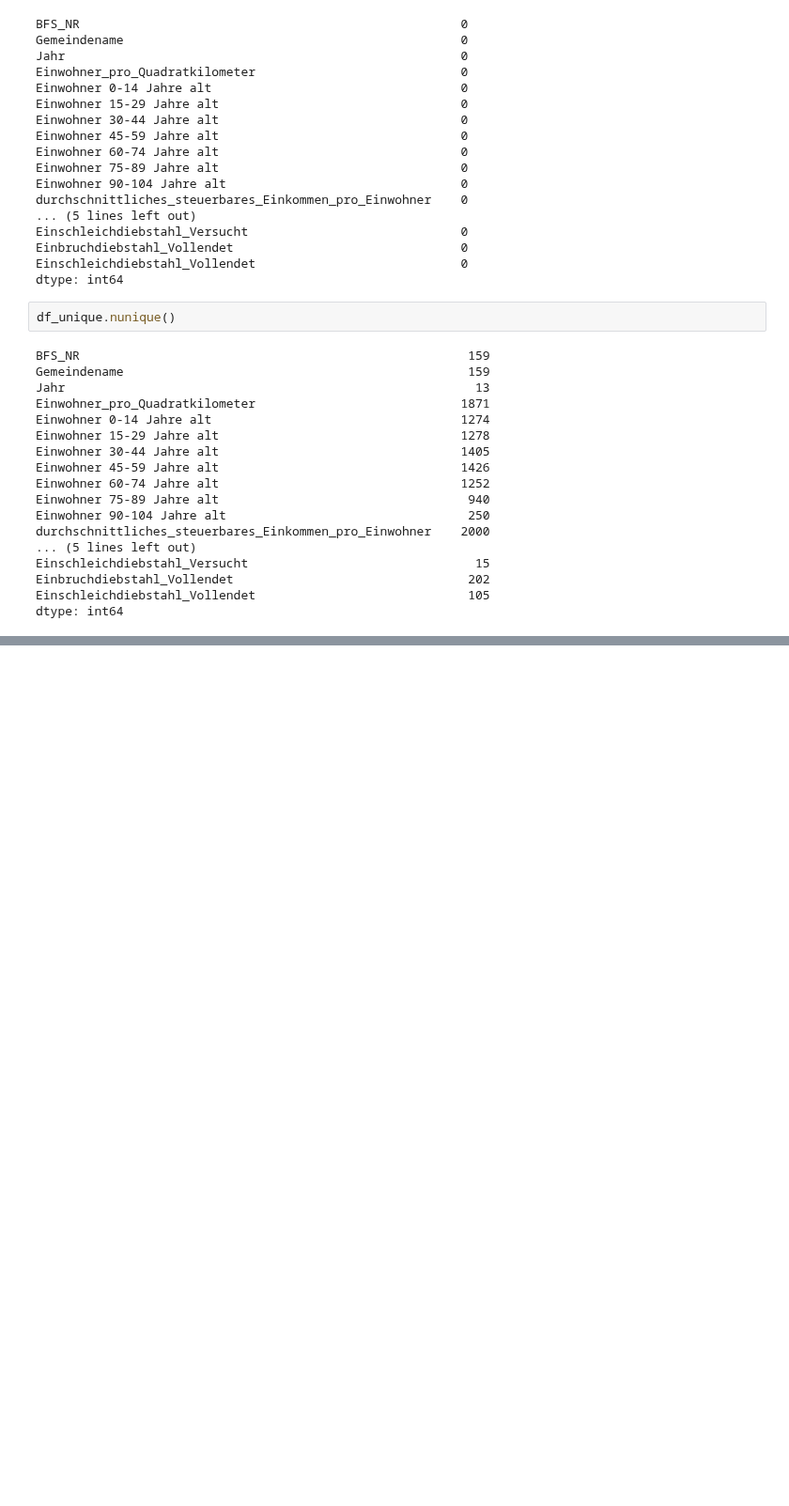
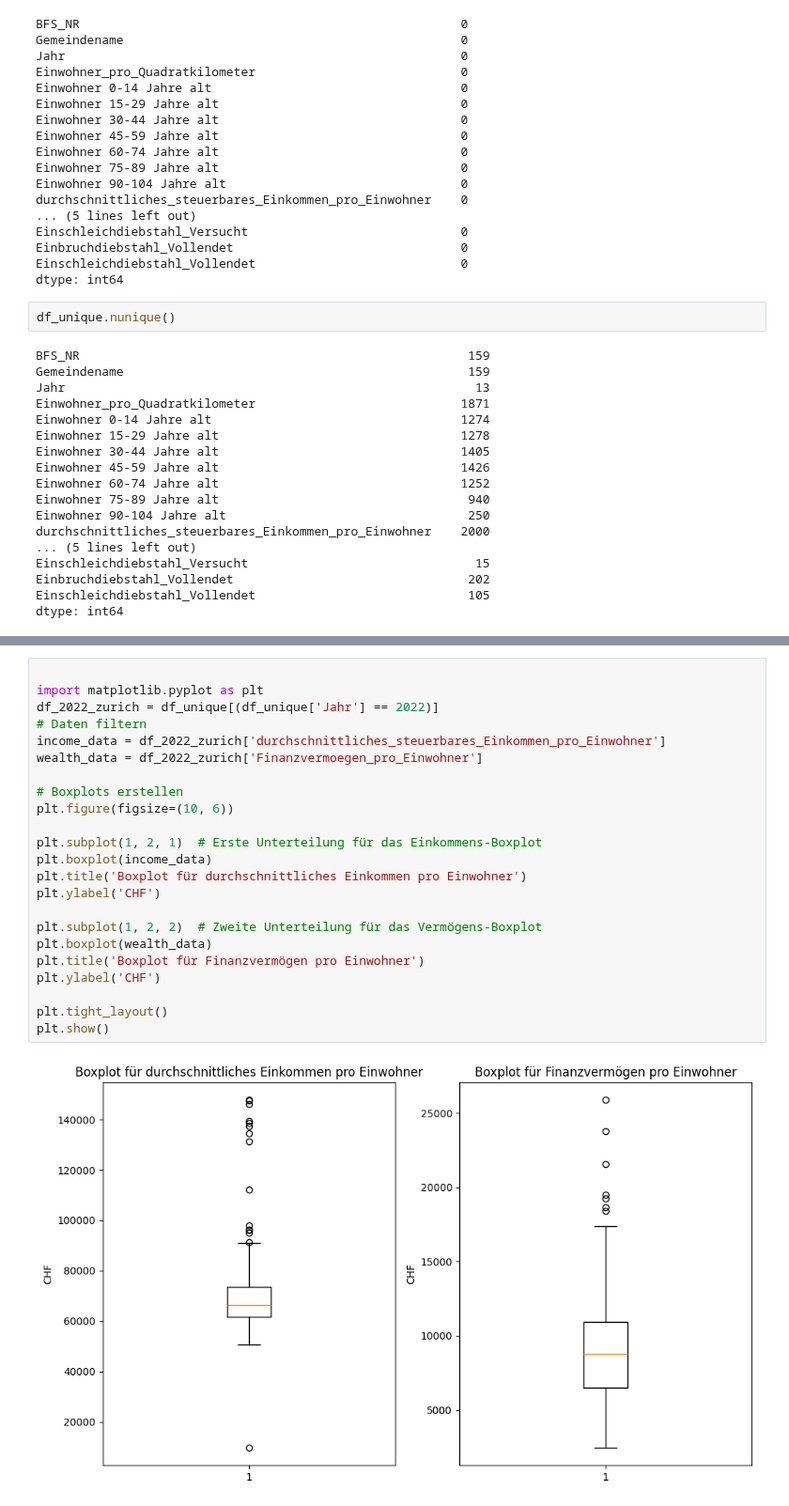
Before and after one commit to nvinto404/Data-Science-Project-Burglary-Statistics-Zurich, a Jupyter notebook: EDA.ipynb, the cells around one changed output, grey strips where cells are left out. Shown at 94% size. Drawn from its saved outputs; the diff is of its cells as text; blank space fills up the shorter version.

Commit message:
EDA Boxplot für Einkommen und Vermögen für Zürich

```diff
--- a/EDA.ipynb
+++ b/EDA.ipynb
@@ -169,0 +182,25 @@ dtype: int64
+# %%
+
+import matplotlib.pyplot as plt
+df_2022_zurich = df_unique[(df_unique['Jahr'] == 2022)]
+# Daten filtern
+income_data = df_2022_zurich['durchschnittliches_steuerbares_Einkommen_pro_Einwohner']
+wealth_data = df_2022_zurich['Finanzvermoegen_pro_Einwohner']
+
+# Boxplots erstellen
+plt.figure(figsize=(10, 6))
+
+plt.subplot(1, 2, 1)  # Erste Unterteilung für das Einkommens-Boxplot
+plt.boxplot(income_data)
+plt.title('Boxplot für durchschnittliches Einkommen pro Einwohner')
+plt.ylabel('CHF')
+
+plt.subplot(1, 2, 2)  # Zweite Unterteilung für das Vermögens-Boxplot
+plt.boxplot(wealth_data)
+plt.title('Boxplot für Finanzvermögen pro Einwohner')
+plt.ylabel('CHF')
+
+plt.tight_layout()
+plt.show()
+# %% [output]
+[figure, added]
```
Also changed, not shown: parts of 1 cell of this notebook.
